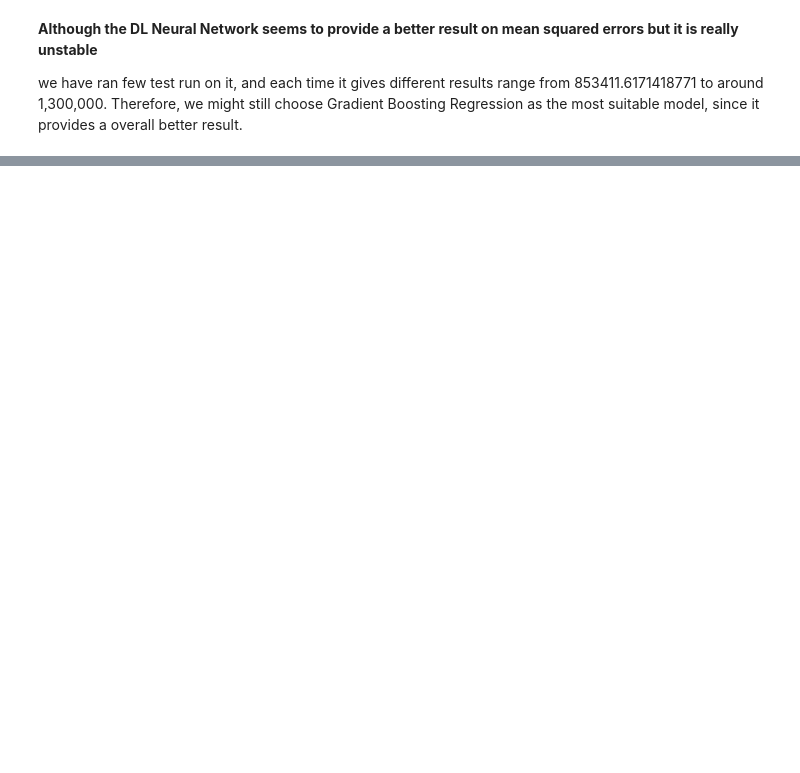
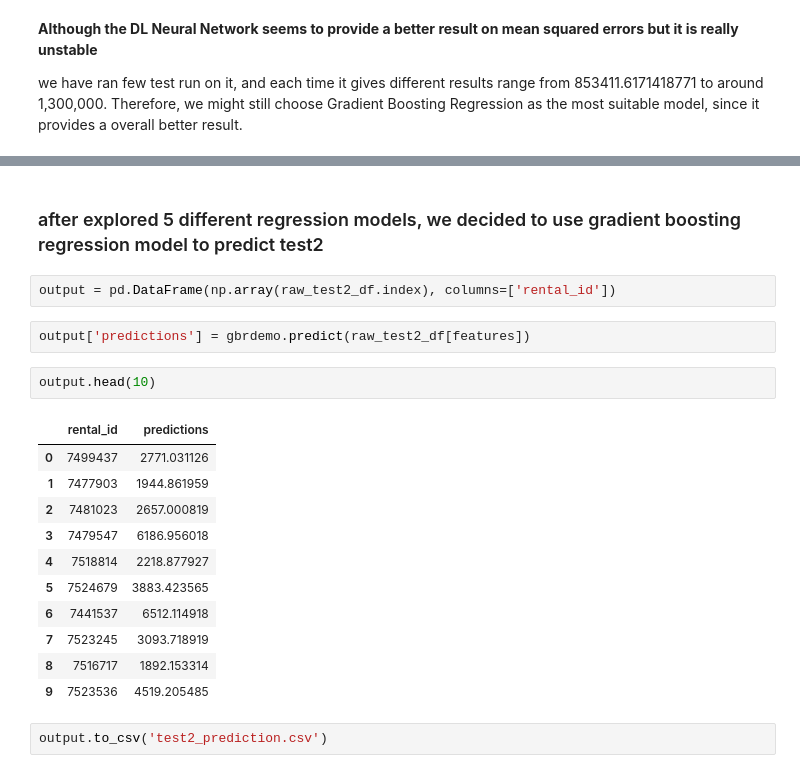
Before and after one commit to JiejayLan/data_science_project, a Jupyter notebook: main.ipynb, the cells around one changed output, grey strips where cells are left out. Drawn from its saved outputs; the diff is of its cells as text; blank space fills up the shorter version.

Commit message:
added predictions for test2.csv

```diff
--- a/main.ipynb
+++ b/main.ipynb
@@ -809,0 +826,22 @@ Therefore, we might still choose Gradient Boosting Regression as the most suitab
+# %% [markdown]
+### after explored 5 different regression models, we decided to use gradient boosting regression model to predict test2
+# %%
+output = pd.DataFrame(np.array(raw_test2_df.index), columns=['rental_id'])
+# %%
+output['predictions'] = gbrdemo.predict(raw_test2_df[features])
+# %%
+output.head(10)
+# %% [output]
+|  | rental_id | predictions |
+| 0 | 7499437 | 2771.031126 |
+| 1 | 7477903 | 1944.861959 |
+| 2 | 7481023 | 2657.000819 |
+| 3 | 7479547 | 6186.956018 |
+| 4 | 7518814 | 2218.877927 |
+| 5 | 7524679 | 3883.423565 |
+| 6 | 7441537 | 6512.114918 |
+| 7 | 7523245 | 3093.718919 |
+| 8 | 7516717 | 1892.153314 |
+| 9 | 7523536 | 4519.205485 |
+# %%
+output.to_csv('test2_prediction.csv')
```
Also changed, not shown: parts of 16 cells of this notebook, 1 other file.
